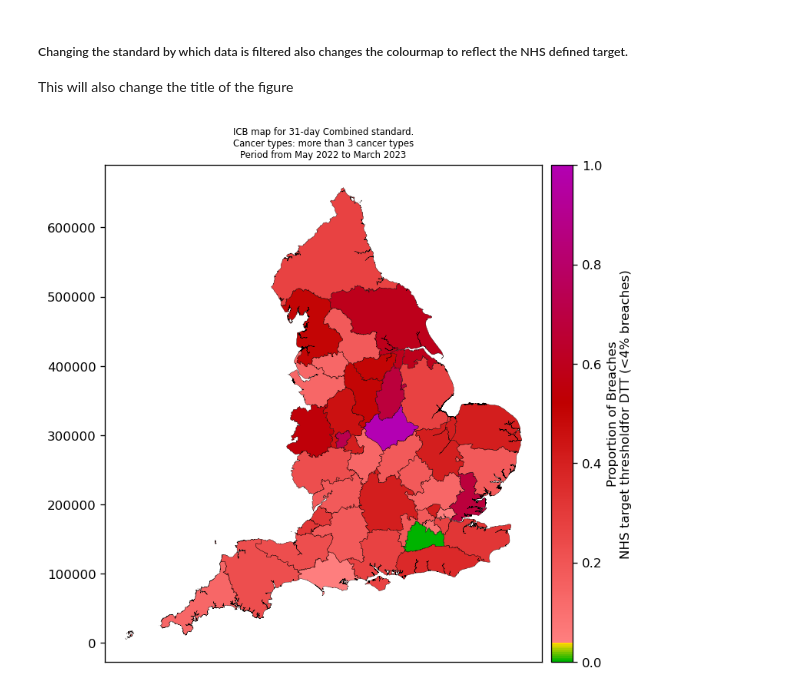
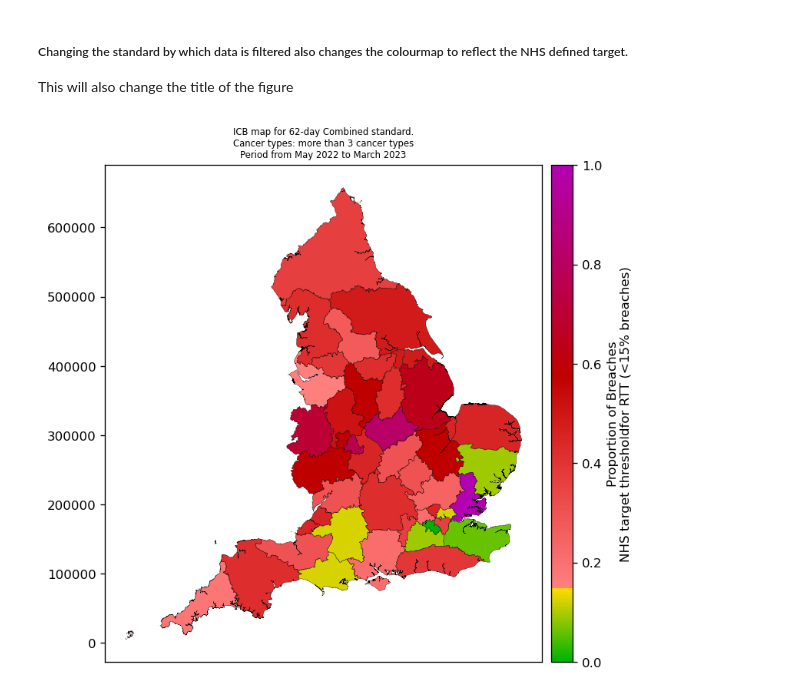
Before and after one commit to ploginovic/hpdm139_A2, a Jupyter notebook: user_guide.ipynb, the cells around one changed output. Saved outputs shown, nothing was run; the diff lists cells and outputs as text; code cells hidden in the pictures.

```diff
--- a/user_guide.ipynb
+++ b/user_guide.ipynb
@@ -286,10 +286,10 @@ This will also change the title of the figure
 # %%
 fig, ax = plot_icb_map(data=df_provider,
                        filters={'start_month':'05-2022',
                                 'end_month':'04-2023',
-                                'standard':'DTT',
+                                'standard':'RTT',
                                 },
                        dpi=120
                       )
 # %% [output]
-[figure, old version]
+[figure, new version]
```
Also changed, not shown: parts of 5 cells of this notebook.
